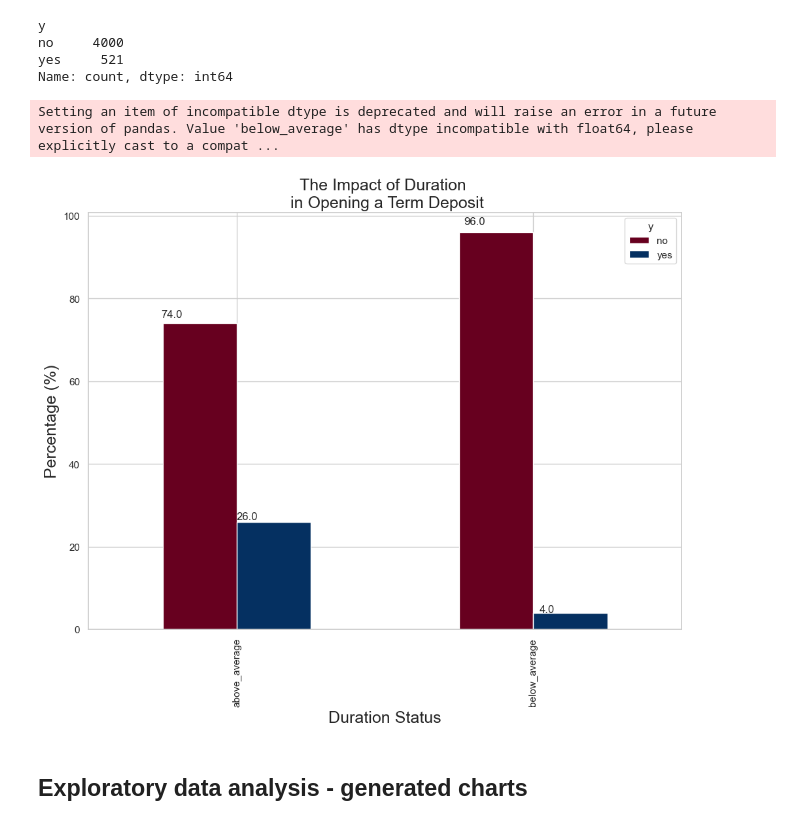
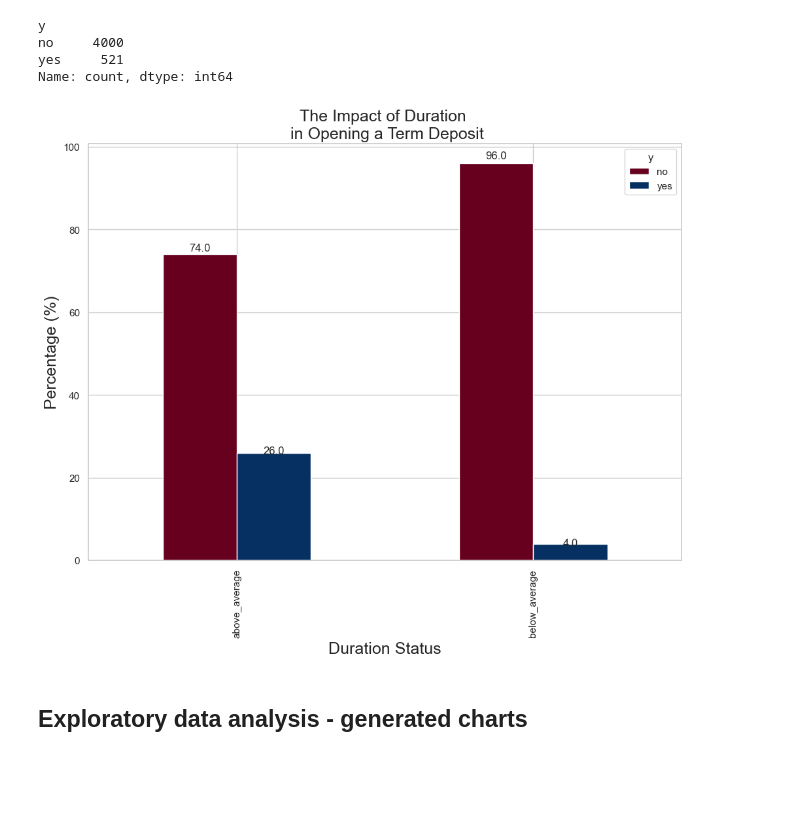
Before and after one commit to ZasaQ/A-neural-model-of-a-banking-customer, a Jupyter notebook: KrzywdaKubowicz.ipynb, the cells around one changed output. Saved outputs shown, nothing was run; the diff lists cells and outputs as text; code cells hidden in the pictures; blank space fills up the shorter version.

```diff
--- a/KrzywdaKubowicz.ipynb
+++ b/KrzywdaKubowicz.ipynb
@@ -82,33 +82,39 @@ no     4000
 yes     521
 Name: count, dtype: int64
 # %%
+import pandas as pd
+import numpy as np
+import seaborn as sns
+import matplotlib.pyplot as plt
+
 sns.set(rc={'figure.figsize':(11.7,8.27)})
 sns.set_style('whitegrid')
+
 avg_duration = df['duration'].mean()
 
+df["duration_status"] = np.nan
+df["duration_status"] = df["duration_status"].astype(object)
+
 lst = [df]
-df["duration_status"] = np.nan
 
 for col in lst:
     col.loc[col["duration"] < avg_duration, "duration_status"] = "below_average"
     col.loc[col["duration"] > avg_duration, "duration_status"] = "above_average"
 
 pct_term = pd.crosstab(df['duration_status'], df['y']).apply(lambda r: round(r/r.sum(), 2) * 100, axis=1)
 
-
 ax = pct_term.plot(kind='bar', stacked=False, cmap='RdBu')
 plt.title("The Impact of Duration \n in Opening a Term Deposit", fontsize=18)
-plt.xlabel("Duration Status", fontsize=18);
+plt.xlabel("Duration Status", fontsize=18)
 plt.ylabel("Percentage (%)", fontsize=18)
 
 for p in ax.patches:
-    ax.annotate(str(p.get_height()), (p.get_x() * 1.02, p.get_height() * 1.02))
-
+    ax.annotate(str(p.get_height()), (p.get_x() + p.get_width() / 2., p.get_height() * 1.02),
+                ha='center', va='center')
 
 plt.show()
 # %% [output]
-Setting an item of incompatible dtype is deprecated and will raise an error in a future version of pandas. Value 'below_average' has dtype incompatible with float64, please explicitly cast to a compat ...
-[figure, old version]
+[figure, new version]
 # %% [markdown]
 ## Exploratory data analysis - generated charts
 # %%
```
